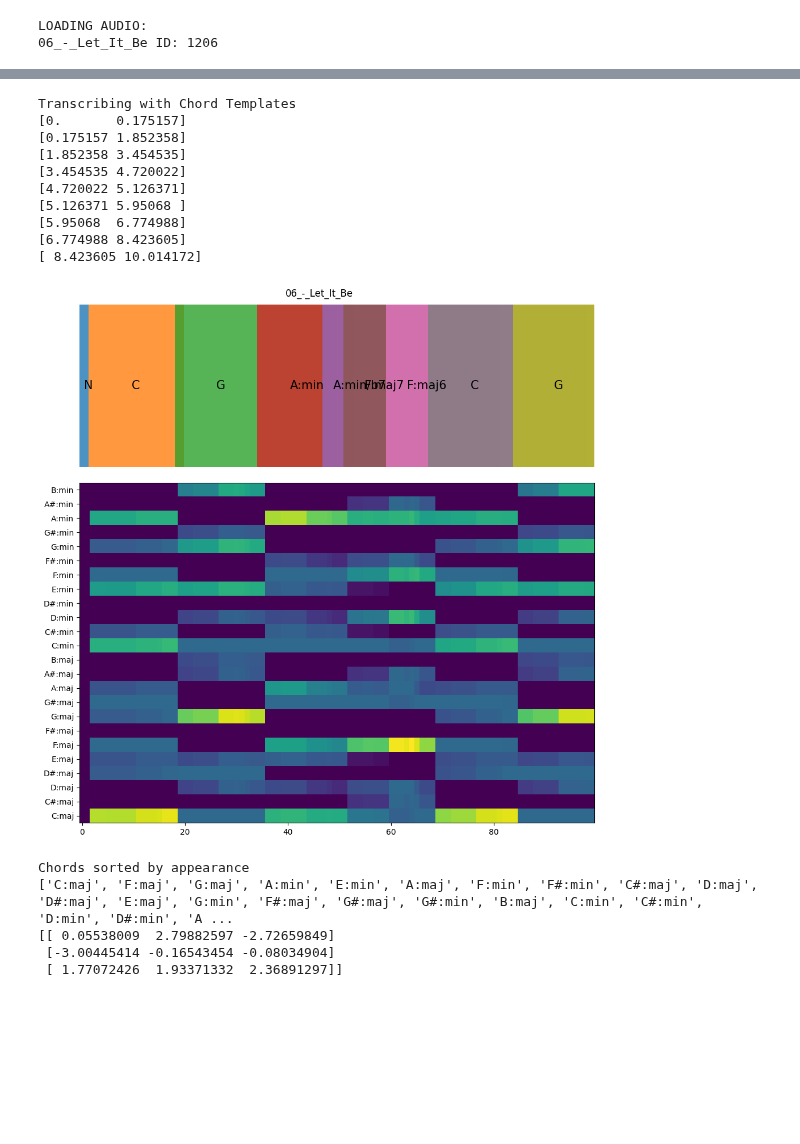
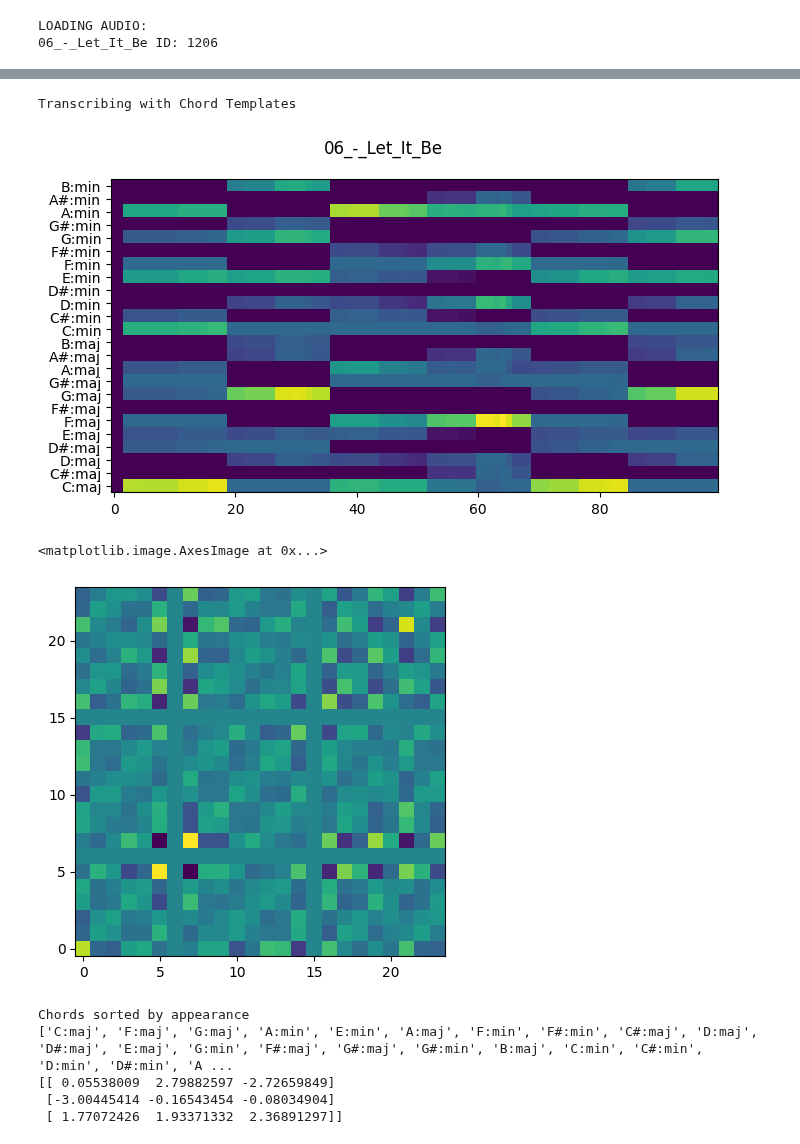
Before and after one commit to Maushax-jpg/chord-recognition, a Jupyter notebook: test.ipynb, the cells around one changed output, grey strips where cells are left out. Drawn from its saved outputs; the diff is of its cells as text; code cells hidden in the pictures; blank space fills up the shorter version.

```diff
--- a/test.ipynb
+++ b/test.ipynb
@@ -111,44 +21,33 @@ def plotAnnotations(ax,intervals,labels,height=0.5,time=(0,10)):
 # %%
 # create correlation matrix
 from transcribe import createChordTemplates,transcribeChromagram
 import numpy as np
 import matplotlib.pyplot as plt
 from numpy import linalg as LA
-import utils
 labels,templates = createChordTemplates()
 est_intervals,est_labels = transcribeChromagram(t_chroma,chroma,"TEMPLATE")
 max_vals = np.max(chroma, axis=1)
 chroma_norm = chroma / (max_vals[:,None]+np.finfo(float).eps)
 correlation = np.dot(templates,chroma_norm.T)     # 25xN
 
-# PLOT Correlation matrix vs annotation and prediction #####
-fig = plt.figure(figsize=(10, 10))
-ax1 = plt.subplot2grid((3, 1), (0,0))
-ax2 = plt.subplot2grid((3, 1), (1, 0),rowspan=2)
+fig = plt.figure(figsize=(7, 4))
+ax2 = plt.subplot2grid((2, 1), (0, 0),rowspan=2)
 fig.suptitle(f"{tracks[track_id[id]]}")
-plotAnnotations(ax1,ref_intervals,ref_labels)
-# utils.plotAudioWaveform(ax1,y)
-# utils.plotAnnotations(ax1,ref_intervals,ref_labels)
-# utils.plotPredictionResult(ax1,est_intervals,est_labels)
 
 ax2.imshow(correlation[:,:100],origin="lower", aspect='auto')
 ax2.set_yticks(range(len(labels)))
-ax2.set_yticklabels(labels);
+ax2.set_yticklabels(labels)
 
-fig.tight_layout(h_pad=2)
-#############################################################
+fig.tight_layout(h_pad=2);
 # %% [output]
 Transcribing with Chord Templates
-[0.       0.175157]
-[0.175157 1.852358]
-[1.852358 3.454535]
-[3.454535 4.720022]
-[4.720022 5.126371]
-[5.126371 5.95068 ]
-[5.95068  6.774988]
-[6.774988 8.423605]
-[ 8.423605 10.014172]
-[figure, old version]
+[figure, new version]
+# %%
+fig,ax = plt.subplots()
+ax.imshow(np.cov(correlation),origin='lower')
+# %% [output]
+<matplotlib.image.AxesImage at 0x...>
+[figure, added]
 # %%
 
 max_correlation = np.argmax(correlation,axis=0)
```
Also changed, not shown: parts of 6 cells of this notebook, 4 other files.
